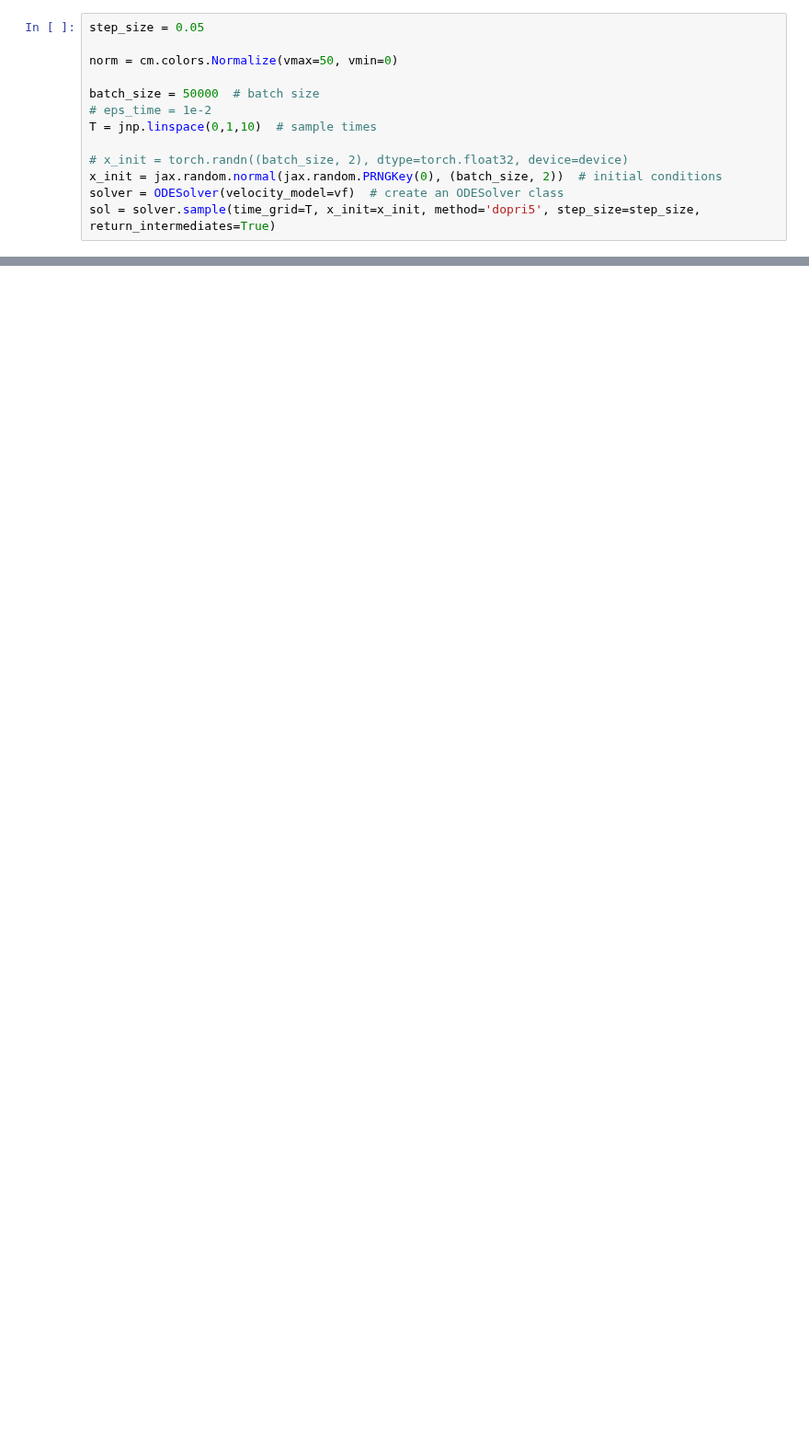
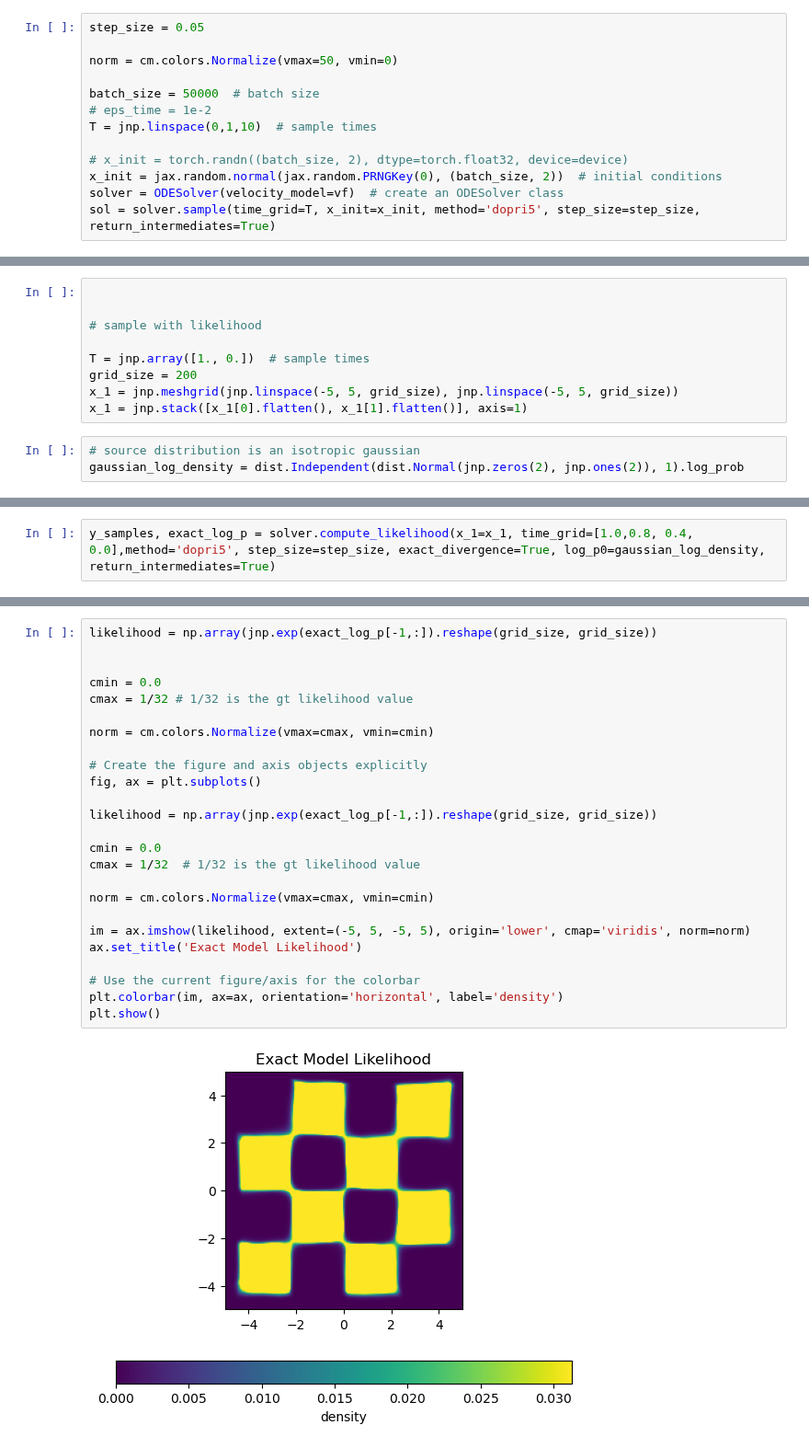
Before and after one commit to aurelio-amerio/GenSBI, a Jupyter notebook: test.ipynb, the cells around one changed output, grey strips where cells are left out. Shown at 92% size. Cells and saved outputs as stored; diff of their text form; blank space fills up the shorter version.

Commit message:
implemented likelihood estimation

```diff
--- a/test.ipynb
+++ b/test.ipynb
@@ -256,0 +316,12 @@ plt.show()
+# %%
+
+
+# sample with likelihood
+
+T = jnp.array([1., 0.])  # sample times
+grid_size = 200
+x_1 = jnp.meshgrid(jnp.linspace(-5, 5, grid_size), jnp.linspace(-5, 5, grid_size))
+x_1 = jnp.stack([x_1[0].flatten(), x_1[1].flatten()], axis=1)
+# %%
+# source distribution is an isotropic gaussian
+gaussian_log_density = dist.Independent(dist.Normal(jnp.zeros(2), jnp.ones(2)), 1).log_prob
@@ -256,0 +330,2 @@ plt.show()
+# %%
+y_samples, exact_log_p = solver.compute_likelihood(x_1=x_1, time_grid=[1.0,0.8, 0.4, 0.0],method='dopri5', step_size=step_size, exact_divergence=True, log_p0=gaussian_log_density, return_intermediates=True)
@@ -256,0 +336,27 @@ plt.show()
+# %%
+likelihood = np.array(jnp.exp(exact_log_p[-1,:]).reshape(grid_size, grid_size))
+
+
+cmin = 0.0
+cmax = 1/32 # 1/32 is the gt likelihood value
+
+norm = cm.colors.Normalize(vmax=cmax, vmin=cmin)
+
+# Create the figure and axis objects explicitly
+fig, ax = plt.subplots()
+
+likelihood = np.array(jnp.exp(exact_log_p[-1,:]).reshape(grid_size, grid_size))
+
+cmin = 0.0
+cmax = 1/32  # 1/32 is the gt likelihood value
+
+norm = cm.colors.Normalize(vmax=cmax, vmin=cmin)
+
+im = ax.imshow(likelihood, extent=(-5, 5, -5, 5), origin='lower', cmap='viridis', norm=norm)
+ax.set_title('Exact Model Likelihood')
+
+# Use the current figure/axis for the colorbar
+plt.colorbar(im, ax=ax, orientation='horizontal', label='density')
+plt.show()
+# %% [output]
+[figure, added]
```
Also changed, not shown: parts of 27 cells of this notebook, 2 other files.
